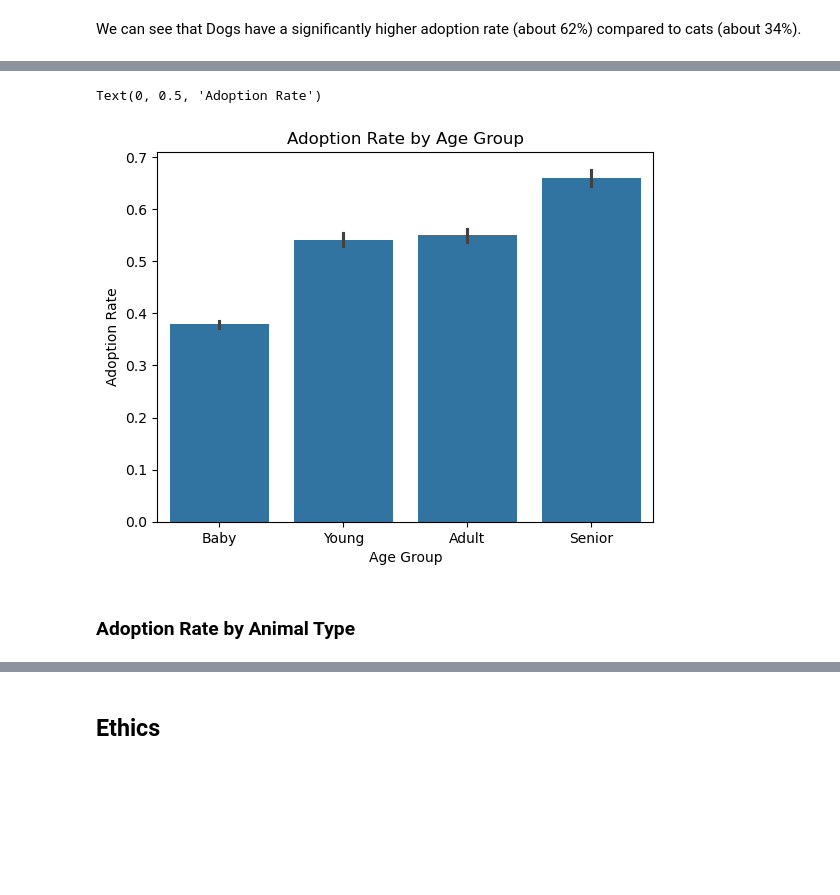
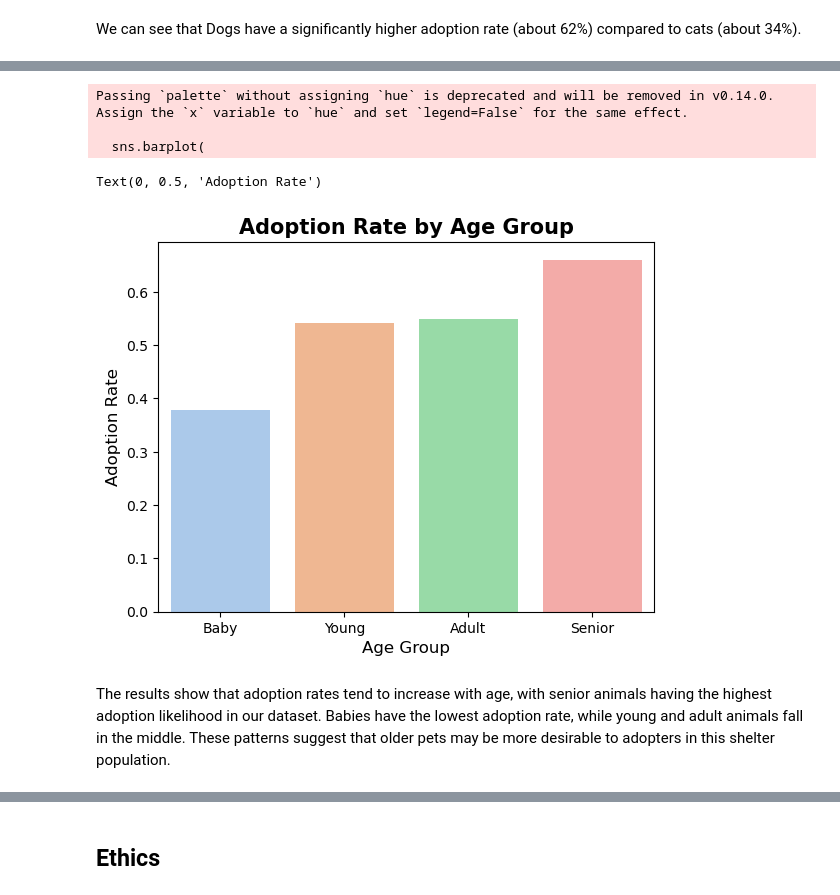
Before and after one commit to mareRong/Long-Beach-Pet-Shelter-Analysis, a Jupyter notebook: 02-EDACheckpoint.ipynb, the cells around one changed output, grey strips where cells are left out. Cells and saved outputs as stored; diff of their text form; code cells hidden in the pictures; blank space fills up the shorter version.

```diff
--- a/02-EDACheckpoint.ipynb
+++ b/02-EDACheckpoint.ipynb
@@ -536,17 +557,28 @@ We can see that Dogs have a significantly higher adoption rate (about 62%) compa
 # %%
 #Create age bins
 df['Age Group'] = pd.cut(
     df['Age'],
-    bins=[0, 1, 3, 7, 20],
+    bins=[0, 1, 3, 7, float('inf')],
     labels=['Baby', 'Young', 'Adult', 'Senior'],
     include_lowest=True
 )
 
-sns.barplot(data=df, x='Age Group', y='Adopted')
-plt.title("Adoption Rate by Age Group")
-plt.ylabel("Adoption Rate")
+sns.barplot(
+    data=df,
+    x='Age Group',
+    y='Adopted',
+    palette= "pastel",   # pastel pink for cats, pastel blue for dogs
+    errorbar=None
+)
+
+plt.title("Adoption Rate by Age Group", fontsize=15, weight='bold')
+plt.xlabel("Age Group", fontsize=12)
+plt.ylabel("Adoption Rate", fontsize=12)
 # %% [output]
-Text(0, 0.5, 'Adoption Rate')
+Passing `palette` without assigning `hue` is deprecated and will be removed in v0.14.0. Assign the `x` variable to `hue` and set `legend=False` for the same effect.
+
+  sns.barplot(
+Text(0, 0.5, 'Adoption Rate')
-[figure, old version]
+[figure, new version]
-# %% [markdown]
-### Adoption Rate by Animal Type
+# %% [markdown]
+The results show that adoption rates tend to increase with age, with senior animals having the highest adoption likelihood in our dataset. Babies have the lowest adoption rate, while young and adult animals fall in the middle. These patterns suggest that older pets may be more desirable to adopters in this shelter population.
```
Also changed, not shown: parts of 22 cells of this notebook.
